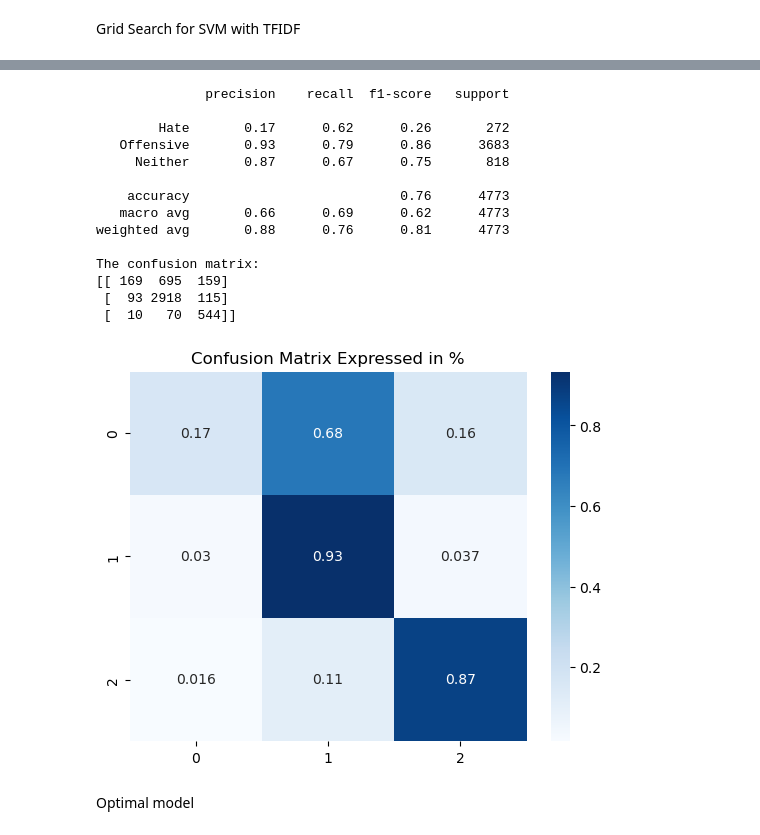
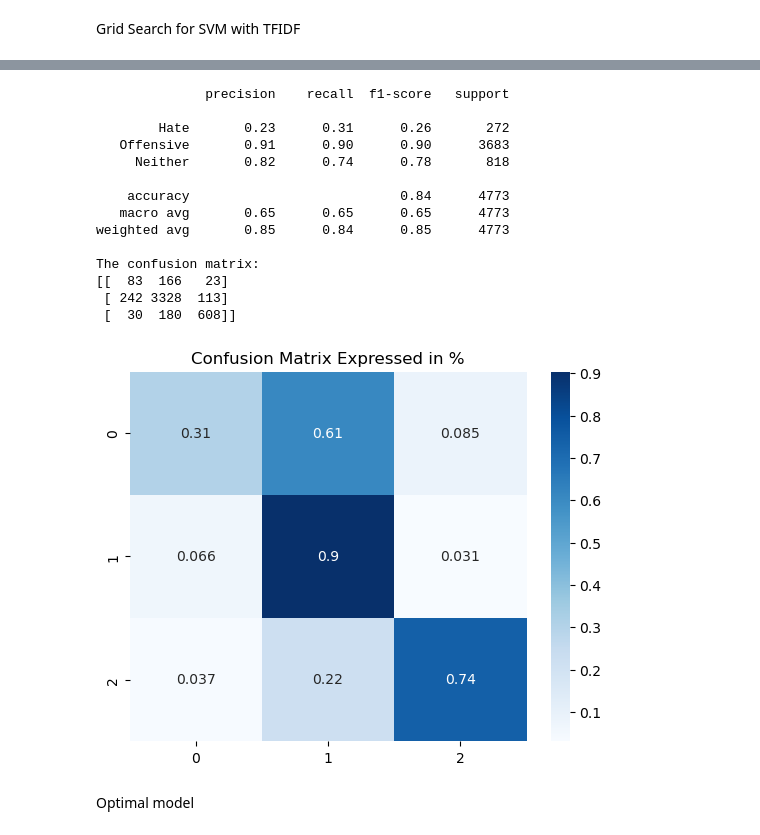
Before and after one commit to Disquietudee/Recognising-hate-speech-on-twitter-vs-offensive-language, a Jupyter notebook: baseline_model_SVM.ipynb, the cells around one changed output, grey strips where cells are left out. Cells and saved outputs as stored; diff of their text form; code cells hidden in the pictures.

```diff
--- a/baseline_model_SVM.ipynb
+++ b/baseline_model_SVM.ipynb
@@ -175,7 +175,7 @@ After Oversampling: Counter({1: 11049, 2: 11049, 0: 11049})
 def printModelStats(y_preds, y_test):
     print(classification_report(y_test, y_preds, target_names = ['Hate', 'Offensive', 'Neither']))
 
-    cm = confusion_matrix(y_preds, y_test)
+    cm = confusion_matrix(y_test,y_preds)
     print("The confusion matrix:")
     print(cm)
     cm_percent = cm.astype('float') / cm.sum(axis=1)[:, np.newaxis]
@@ -372,24 +427,24 @@ grid_search_svc_tf.best_params_
  'multi_class': 'ovr',
  'penalty': 'l1'}
 # %%
-y_preds = grid_search_svc_tf.predict(X_cv_count)
+y_preds = grid_search_svc_tf.predict(X_cv_tf)
 printModelStats(y_preds, y_cv)
 # %% [output]
               precision    recall  f1-score   support
 
-        Hate       0.17      0.62      0.26       272
-   Offensive       0.93      0.79      0.86      3683
-     Neither       0.87      0.67      0.75       818
+        Hate       0.23      0.31      0.26       272
+   Offensive       0.91      0.90      0.90      3683
+     Neither       0.82      0.74      0.78       818
 
-    accuracy                           0.76      4773
-   macro avg       0.66      0.69      0.62      4773
-weighted avg       0.88      0.76      0.81      4773
+    accuracy                           0.84      4773
+   macro avg       0.65      0.65      0.65      4773
+weighted avg       0.85      0.84      0.85      4773
 
 The confusion matrix:
-[[ 169  695  159]
- [  93 2918  115]
- [  10   70  544]]
+[[  83  166   23]
+ [ 242 3328  113]
+ [  30  180  608]]
-[figure, old version]
+[figure, new version]
 # %% [markdown]
 Optimal model
 # %%
```
Also changed, not shown: parts of 12 cells of this notebook.
